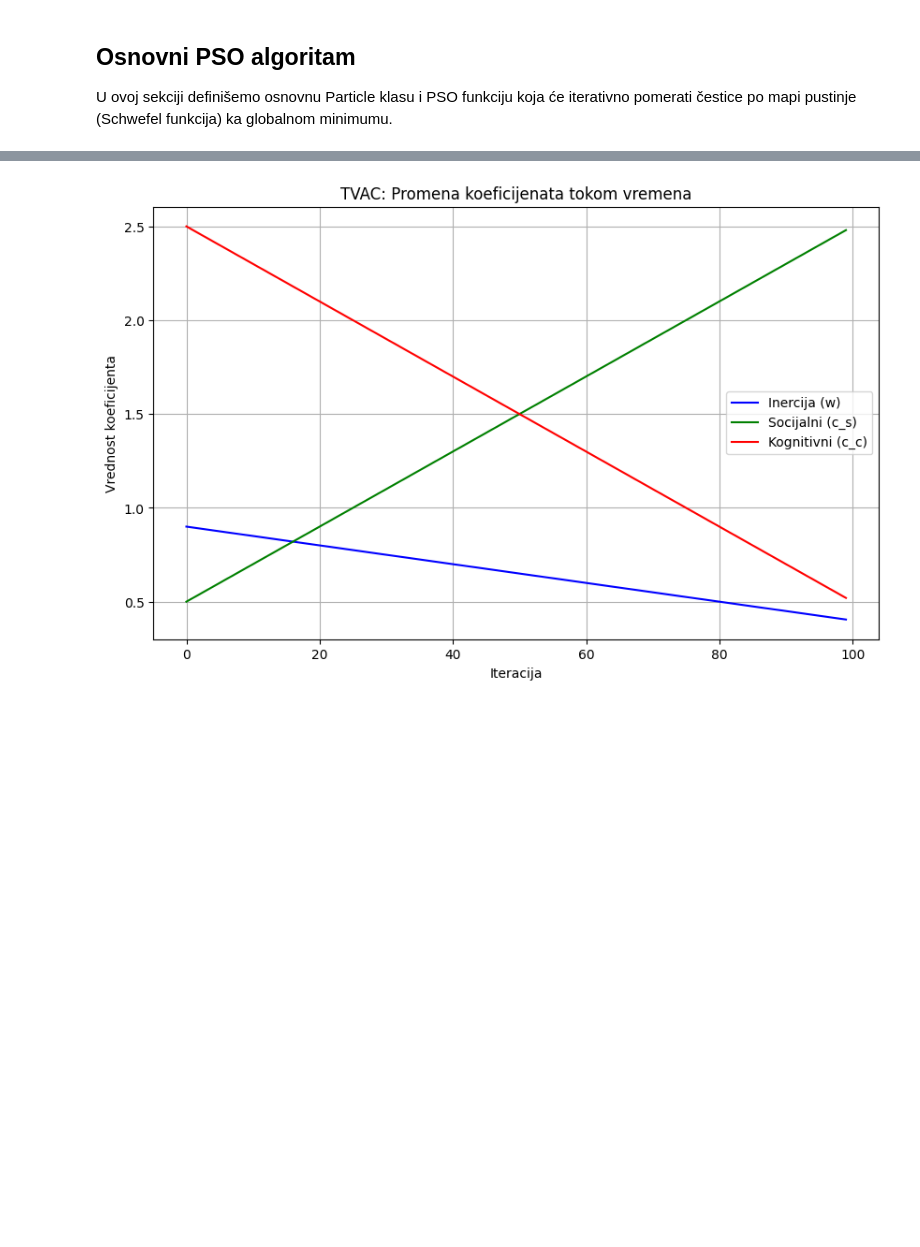
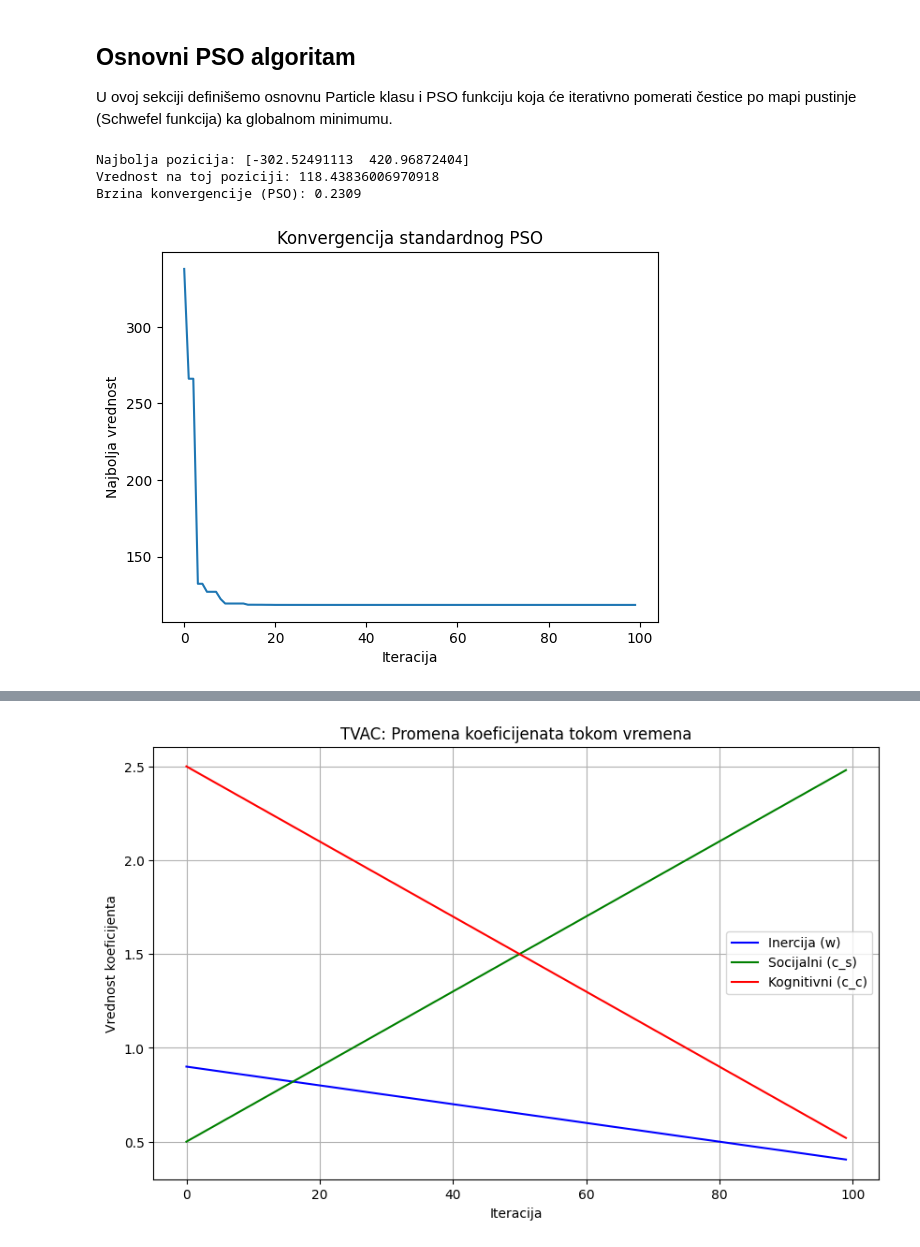
Before and after one commit to KatarinaScekic/pso-tvac-treasure-hunt, a Jupyter notebook: notebooks/pso_tvac_treasure_hunt.ipynb, the cells around one changed output, grey strips where cells are left out. Drawn from its saved outputs; the diff is of its cells as text; code cells hidden in the pictures; blank space fills up the shorter version.

```diff
--- a/notebooks/pso_tvac_treasure_hunt.ipynb
+++ b/notebooks/pso_tvac_treasure_hunt.ipynb
@@ -66,0 +126,25 @@ U ovoj sekciji definišemo osnovnu Particle klasu i PSO funkciju koja će iterat
+# %%
+import matplotlib.pyplot as plt
+
+# Definisanje granica (npr. 2D Schwefel)
+bounds = np.array([[-500, 500], [-500, 500]])
+
+# Pokretanje standardnog PSO
+best_pos, best_val, history = pso(schwefel_2d, bounds, swarm_size=30, num_iters=100)
+
+print("Najbolja pozicija:", best_pos)
+print("Vrednost na toj poziciji:", best_val)
+speed_pso = convergence_speed(history)
+print(f"Brzina konvergencije (PSO): {speed_pso:.4f}")
+
+# Grafikon konvergencije
+plt.plot(history)
+plt.xlabel("Iteracija")
+plt.ylabel("Najbolja vrednost")
+plt.title("Konvergencija standardnog PSO")
+plt.show()
+# %% [output]
+Najbolja pozicija: [-302.52491113  420.96872404]
+Vrednost na toj poziciji: 118.43836006970918
+Brzina konvergencije (PSO): 0.2309
+[figure, added]
```
Also changed, not shown: parts of 16 cells of this notebook, 1 other file.
